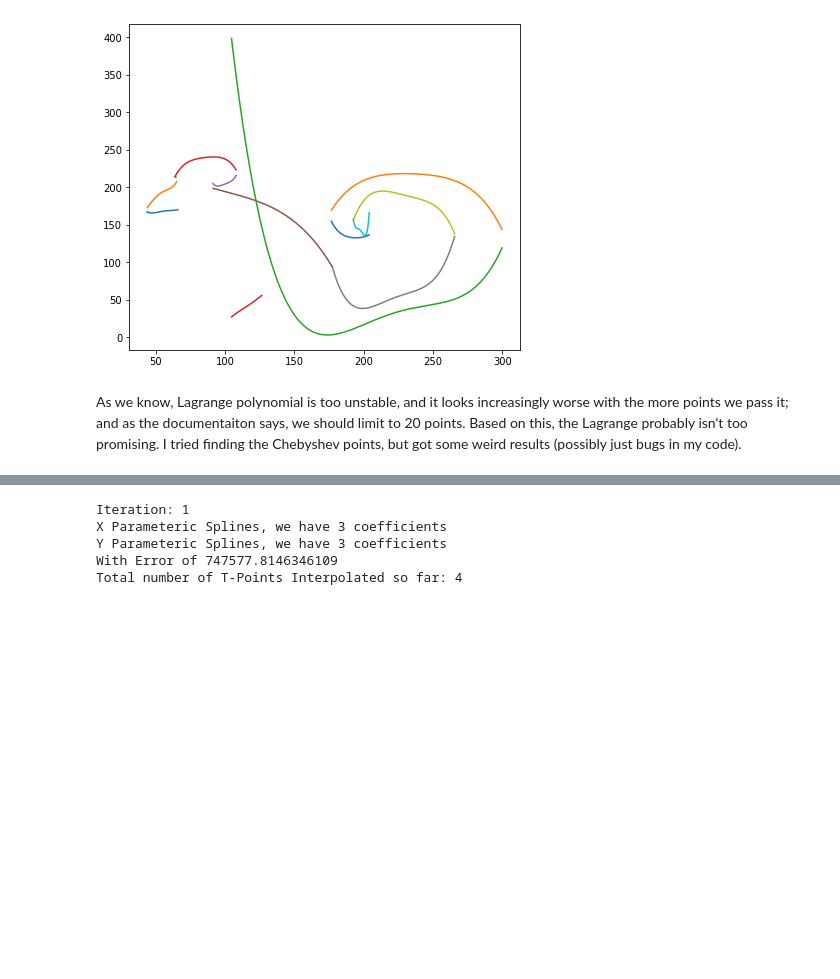
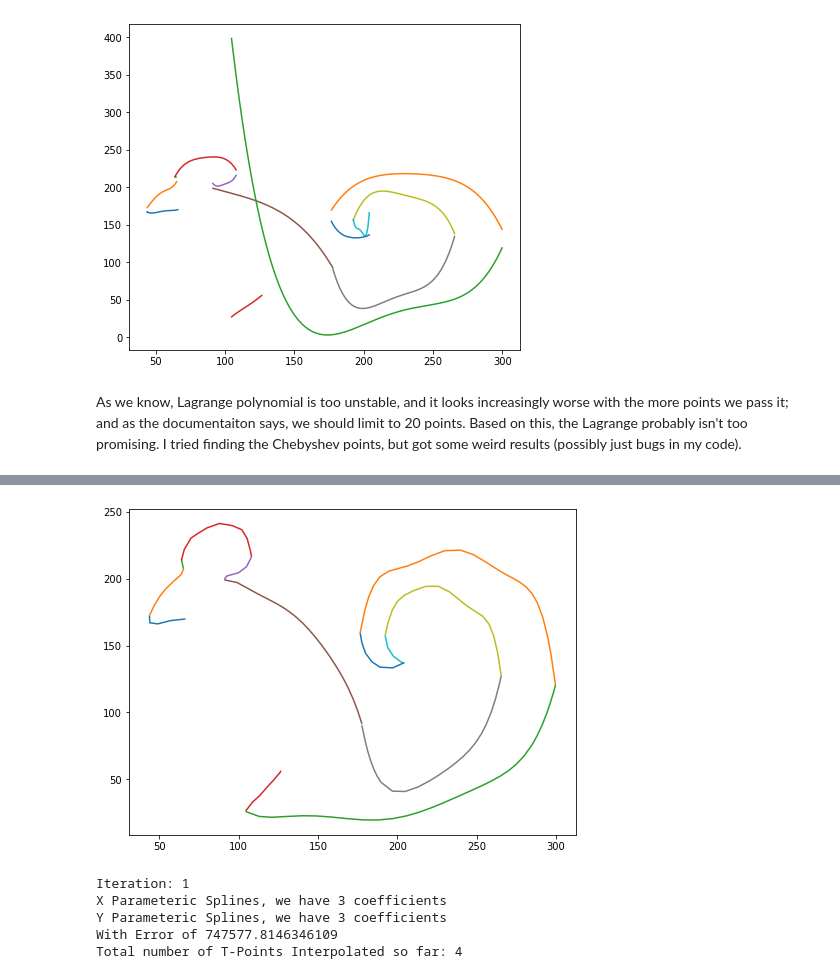
Before and after one commit to DeepFriedPollock/am_205_project, a Jupyter notebook: spline_interpolation_process_emily.ipynb, the cells around one changed output, grey strips where cells are left out. Cells and saved outputs as stored; diff of their text form; code cells hidden in the pictures; blank space fills up the shorter version.

```diff
--- a/spline_interpolation_process_emily.ipynb
+++ b/spline_interpolation_process_emily.ipynb
@@ -988,0 +837,84 @@ To use the future default and silence this warning we advise to pass `rcond=None
+# %%
+# Now, we'll attempt to revise the "fit with least squares" method to fix the endpoints.
+# However, as you run this, you'll notice that we encounter issues of numerical stability.
+# it nminimizes error by increasing the polynomial quite a bit, so we should write about it:
+# https://en.wikipedia.org/wiki/Numerical_stability
+
+# Also, to make this work well, had to sample the number of items at intervals.
+
+def apply_polynomial(coeffs, x, a):
+    resulting_y = 0
+    # Grab all but the last weight
+    for index, c in enumerate(coeffs):
+        order = len(coeffs) - index - 1
+        resulting_y += (c * ((x  - a )** order))
+    return resulting_y
+
+
+def fit_with_least_squares(segment, order, max_order=5):
+    """
+    Fits using least squares; iteratively increases
+    the order until the error is sufficiently minimized.
+    """
+    previous_error = 1500000
+    error = 100000
+
+    while previous_error > error:
+#         print(previous_error, error)
+        previous_error = error
+        matrix_shape = (len(segment), order + 1)
+        vandermonde_matrix = np.zeros(matrix_shape)
+
+        xs = segment[:, 0]
+        ys = segment[:, 1]
+
+        a = xs[0]
+        b = xs[-1]
+        c = ys[0]
+        d = ys[-1]
+
+        # Because we are adding the extra term,
+        # the lowest polynomial order is actually 5,
+        # if we start it at 3.
+
+        for n in range(order, -1, -1):
+            # At a high level, what is happening is that we are adjusting the
+            # data in the Vandermonde Matrix to fix the points at zero.
+            # But in order to do that, we need to adjust the rest of the data
+            # to remain Consistent.
+
+            # Prior to this, what is happening is that we created a poorly
+            # conditioned Matrix because the Y values did not correspond to the Xs.
+            xs_power = ((xs - a) * (xs - b)) * ((xs - a) ** n)
+            column_position = order - n
+            vandermonde_matrix[:, column_position] = xs_power
+        matrix_ys = [y - c - ((d - c) * ((x - a) / (b - a))) for x, y in zip(xs, ys)]
+        weights = np.linalg.lstsq(
+            vandermonde_matrix,
+            np.array(matrix_ys)
+        )[0]
+        # Now, loop through each of the xs and calculate
+        # Using the polynomial returned
+
+        # Probably neeed to write about numerical instability;
+        estimated_ys = []
+        for x in xs:
+            qx = apply_polynomial(weights, x, a)
+            y = c + ((d - c) * ((x - a) / (b - a))) + ((x - a) * (x - b) * qx)
+            estimated_ys.append(y)
+        diff = estimated_ys - ys
+
+        error = ((np.linalg.norm(diff)** 2))
+        order += 1
+        if order > max_order:
+            print(order + 2)
+            return xs, estimated_ys
+    print(order + 2)
+    return xs, estimated_ys
+
+plt.figure(figsize=(8,6))
+for i, segment in enumerate(final_segments):
+    sampled_segment = np.concatenate([segment[0:-1:10], np.array([segment[-1]])])
+    xs, ys = fit_with_least_squares(sampled_segment, 1, 4)
+    plt.plot(xs, ys)
+# %% [output]
@@ -989,3 +936,4 @@ To use the future default and silence this warning we advise to pass `rcond=None
+[figure, added]
 # %%
 # Create a function to test the spline interpolation on
 def evaluate_error(line_vector, spline_xs, spline_ys):
```
Also changed, not shown: parts of 8 cells of this notebook.
